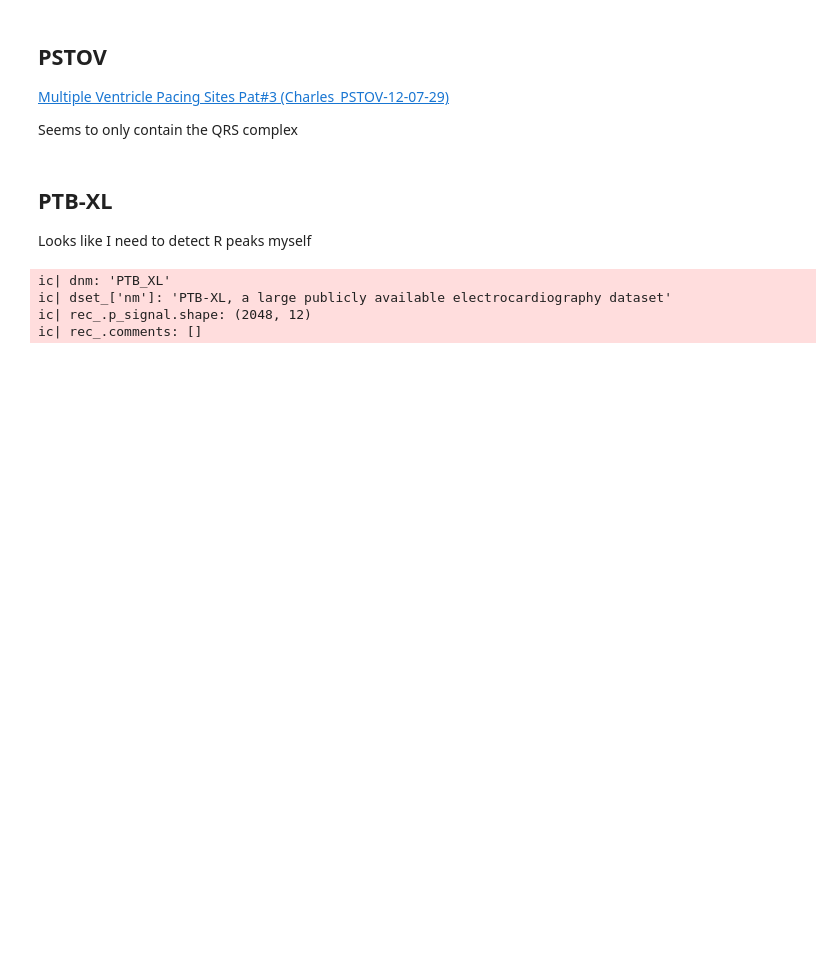
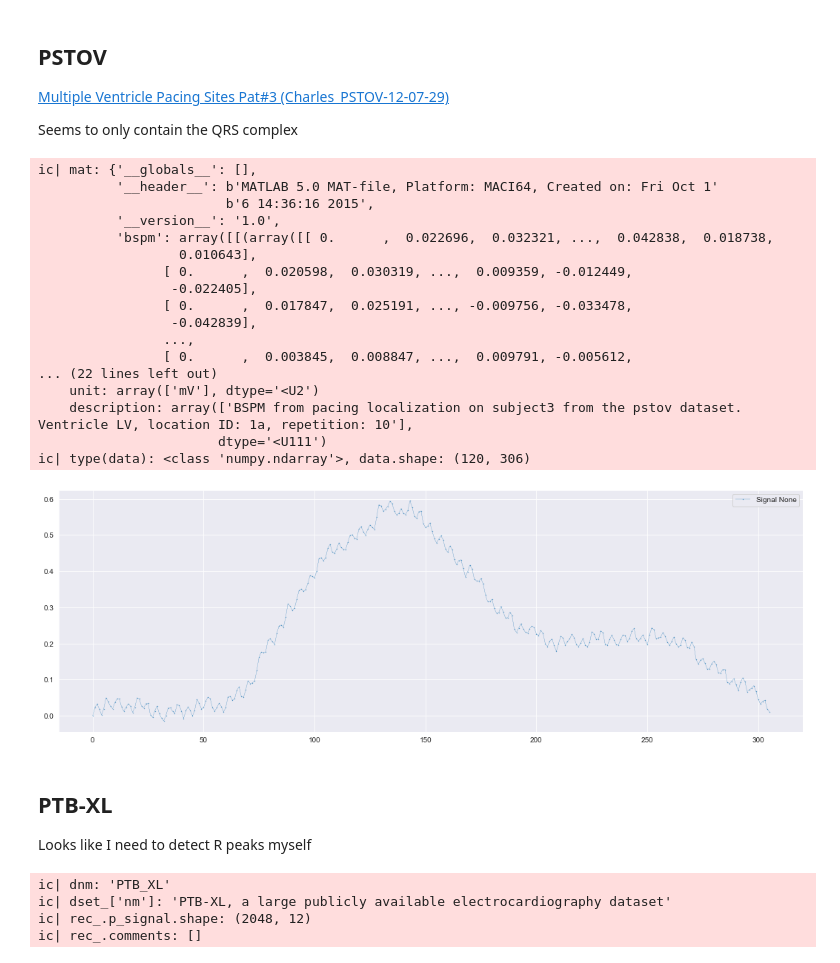
Before and after one commit to StefanHeng/ECG-Representation-Learning, a Jupyter notebook: Data_Processing/explore_dataset.ipynb, the cells around one changed output. Cells and saved outputs as stored; diff of their text form; code cells hidden in the pictures; blank space fills up the shorter version.

```diff
--- a/Data_Processing/explore_dataset.ipynb
+++ b/Data_Processing/explore_dataset.ipynb
@@ -102,20 +130,39 @@ ic(type(data), data.shape)
 
 Seems to only contain the QRS complex
 # %%
-fnm = 'PSTOV/Interventions/interventionLeftVentPace01/2012-07-29Subject_run1'
+fnm = f'{BASE}/PSTOV/Interventions/interventionLeftVentPace01/2012-07-29Subject_run1'
 mat = loadmat(fnm)
 ic(mat)
 data = mat['bspm']
 ic(type(data), data.shape)
 
 data = data[0][0]
 ic(type(data), len(data))
 
 data, unit, description = data
 ic(data, unit, description)
 ic(type(data), data.shape)
 
 plot_single(data[0])
+# %% [output]
+ic| mat: {'__globals__': [],
+          '__header__': b'MATLAB 5.0 MAT-file, Platform: MACI64, Created on: Fri Oct 1'
+                        b'6 14:36:16 2015',
+          '__version__': '1.0',
+          'bspm': array([[(array([[ 0.      ,  0.022696,  0.032321, ...,  0.042838,  0.018738,
+                  0.010643],
+                [ 0.      ,  0.020598,  0.030319, ...,  0.009359, -0.012449,
+                 -0.022405],
+                [ 0.      ,  0.017847,  0.025191, ..., -0.009756, -0.033478,
+                 -0.042839],
+                ...,
+                [ 0.      ,  0.003845,  0.008847, ...,  0.009791, -0.005612,
+... (22 lines left out)
+    unit: array(['mV'], dtype='<U2')
+    description: array(['BSPM from pacing localization on subject3 from the pstov dataset. Ventricle LV, location ID: 1a, repetition: 10'],
+                       dtype='<U111')
+ic| type(data): <class 'numpy.ndarray'>, data.shape: (120, 306)
+[figure, added]
 # %% [markdown]
 ## PTB-XL
 Looks like I need to detect R peaks myself
```
Also changed, not shown: parts of 18 cells of this notebook, 5 other files.
